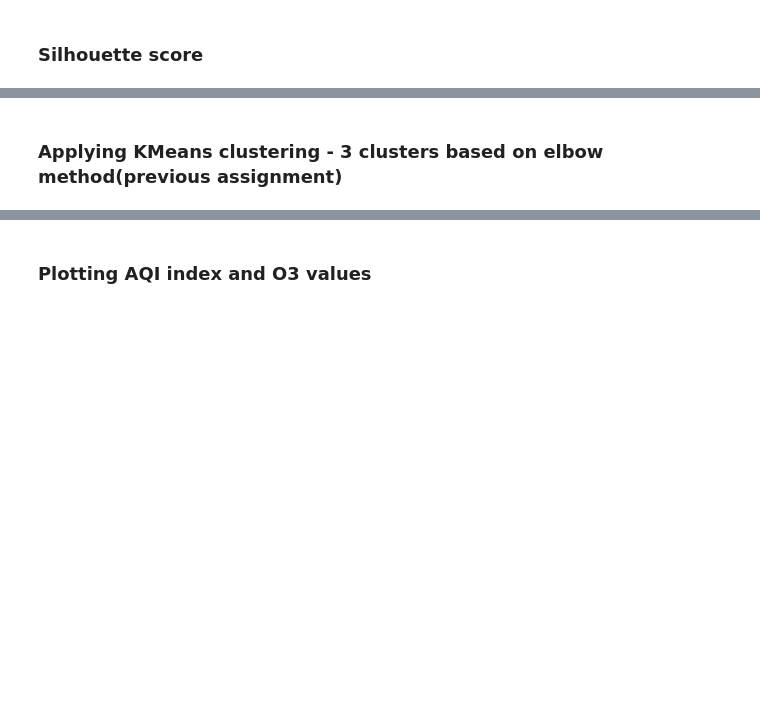
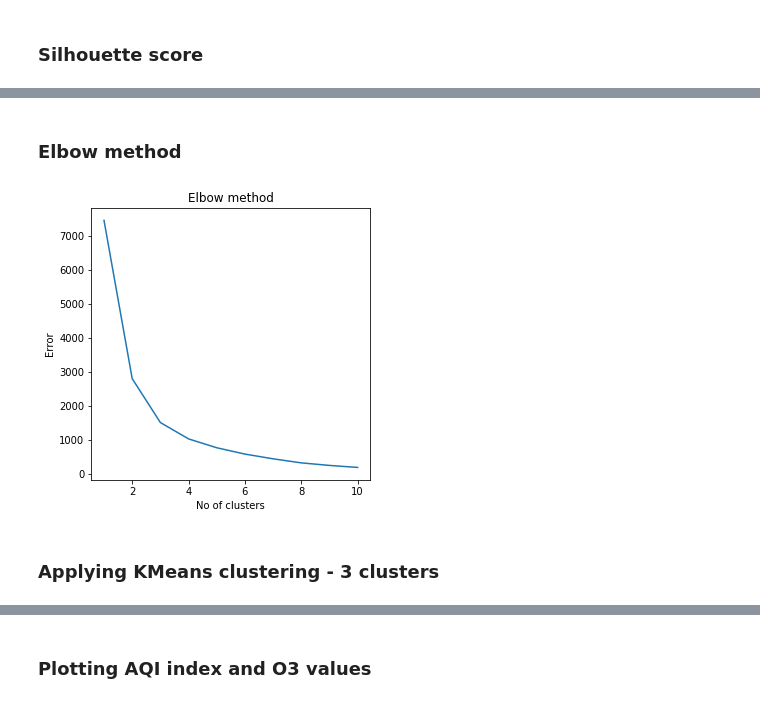
Before and after one commit to akshaya-nagarajan/MachineLearning, a Jupyter notebook: GMM.ipynb, the cells around one changed output, grey strips where cells are left out. Saved outputs shown, nothing was run; the diff lists cells and outputs as text; code cells hidden in the pictures; blank space fills up the shorter version.

```diff
--- a/GMM.ipynb
+++ b/GMM.ipynb
@@ -136,5 +135,24 @@ For n_clusters = 9, silhouette score is 0.41735120025957007)
+# %% [markdown]
+### Elbow method
+# %%
+def elbow_method():
+    Error =[]
+    for i in range(1, 11):
+        kmeans = KMeans(n_clusters = i).fit(alt_mean_table)
+        kmeans.fit(alt_mean_table)
+        Error.append(kmeans.inertia_)
+    plt.figure(figsize=(5,5))
+    plt.plot(range(1, 11), Error)
+    plt.title('Elbow method')
+    plt.xlabel('No of clusters')
+    plt.ylabel('Error')
+    plt.show()
+
+elbow_method()
+# %% [output]
+[figure, added]
 # %% [markdown]
-### Applying KMeans clustering - 3 clusters based on elbow method(previous assignment)
+### Applying KMeans clustering - 3 clusters
 # %%
 kmeans = KMeans(n_clusters=3)
 #y = kmeans.fit_predict(alt_mean_table[['aqi25', 'pm25','pm10','aqi10','o3']])
```
Also changed, not shown: parts of 5 cells of this notebook.
